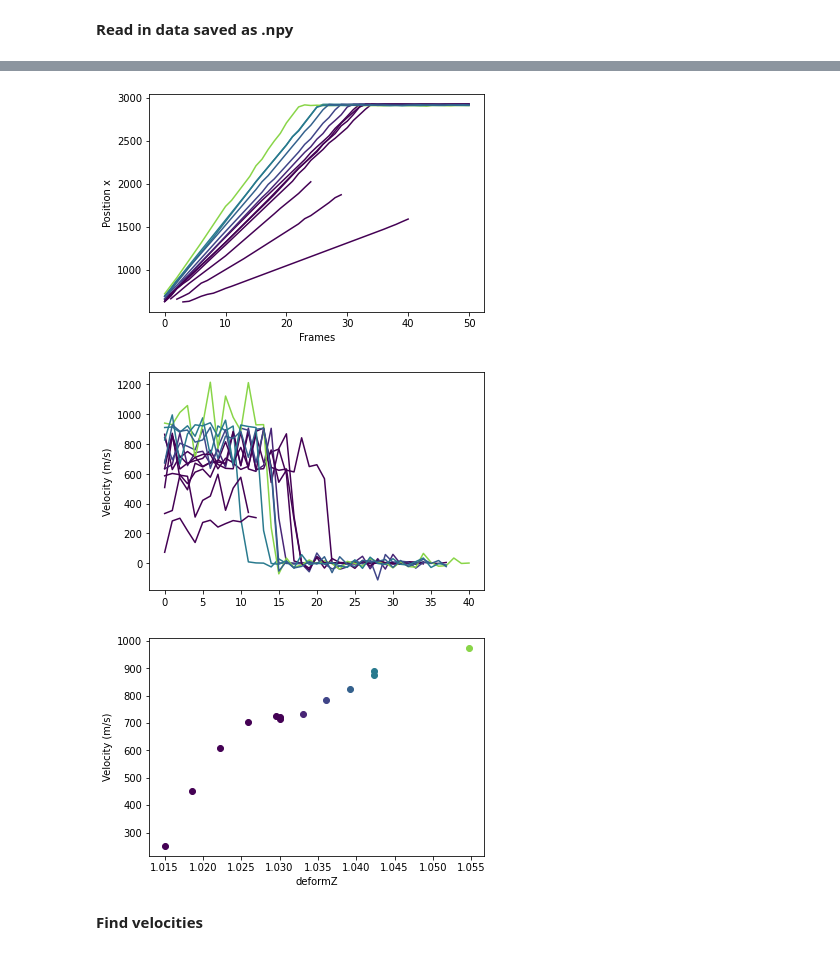
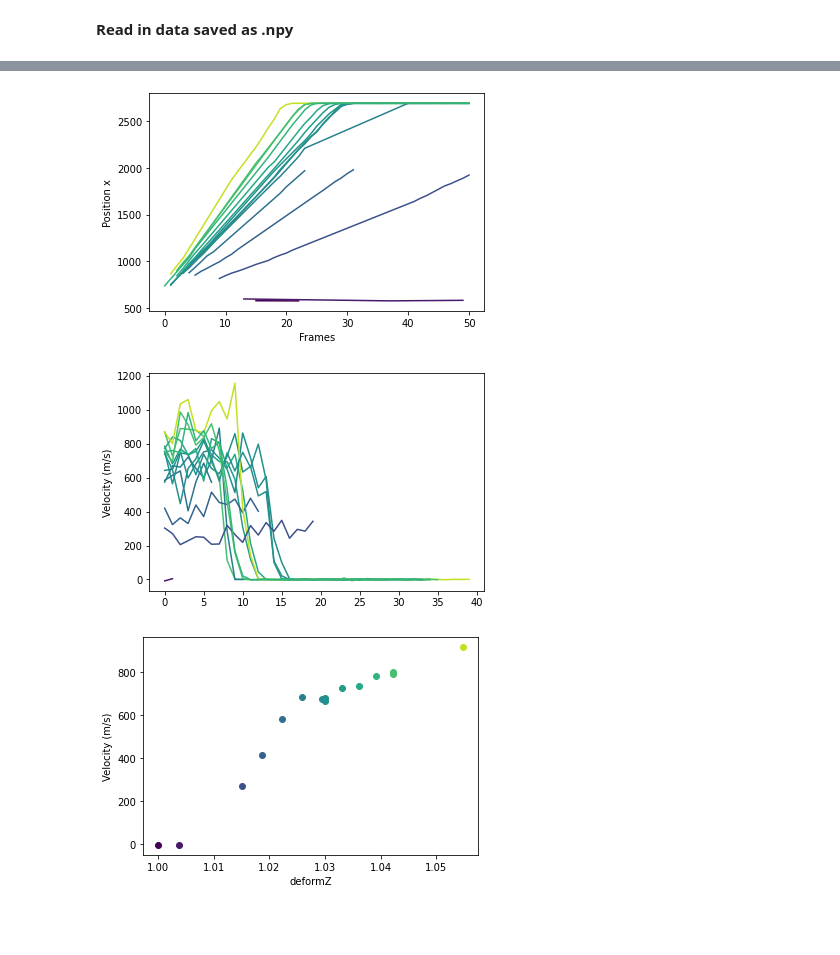
Before and after one commit to marthgg/crack-simulations, a Jupyter notebook: notebooks/crackTip_v2.ipynb, the cells around one changed output, grey strips where cells are left out. Saved outputs shown, nothing was run; the diff lists cells and outputs as text; code cells hidden in the pictures; blank space fills up the shorter version.

```diff
--- a/notebooks/crackTip_v2.ipynb
+++ b/notebooks/crackTip_v2.ipynb
@@ -64,6 +72,12 @@ def trajectory_to_fracture_displacement(filename, n_bins=10, reference_frame=7):
         pos_x = table[:,0]
         coord = table[:,1]
 
+        mean_pos_x = running_mean(pos_x, 10)
+        mean_coord = running_mean(coord, 10)
+
+        pos_x = mean_pos_x[7:-7]
+        coord = mean_coord[7:-7]
+
         diff_pos = pos_x[1]-pos_x[0]
 
         # Add extra zeroes at the end to get a better fit
@@ -89,14 +103,14 @@ def trajectory_to_fracture_displacement(filename, n_bins=10, reference_frame=7):
 # %% [markdown]
 **Function: Save as file**
 # %%
-def save_fracture_displacement(filename, overwrite=False, **kwargs):
+def save_fracture_displacement(filename, overwrite=True, **kwargs):
     outfile = "fracture_displacement"
 
     folder = os.path.dirname(filename)
 
     if overwrite or not os.path.isfile(os.path.join(folder, outfile+".npy")):
         position_crack_tip = trajectory_to_fracture_displacement(filename, **kwargs)
-        np.save(os.path.join(folder,outfile1), position_crack_tip, allow_pickle=False)
+        np.save(os.path.join(folder,outfile), position_crack_tip, allow_pickle=False)
 # %% [markdown]
 **Select folder with input files**
 # %%
@@ -164,7 +204,6 @@ crack_start_point = 150
 for deformZ, path in simulations.items():
 
     filename = path
-    print(filename)
 
     data = np.load(filename, allow_pickle=False)
     frames = list(range(0, len(data)))
@@ -179,7 +218,7 @@ for deformZ, path in simulations.items():
 
 
     plt.figure(1)
-    plt.plot(filtered_data_frames, filtered_data_crackTip, color=get_color_value(float(deformZ), 1.030000, 1.060000))
+    plt.plot(filtered_data_frames, filtered_data_crackTip, color=get_color_value(float(deformZ), 1.000000, 1.060000))
     plt.xlabel('Frames')
     plt.ylabel('Position x')
 
@@ -198,21 +237,24 @@ for deformZ, path in simulations.items():
 
     velocity = np.diff(position_m)/np.diff(time_s)
 
+    plt.figure(2)
+    plt.plot(velocity, color=get_color_value(float(deformZ), 1.00000, 1.060000))#, label=deformZ)
+    plt.ylabel('Velocity (m/s)')
+
     velocity_crack = []
     for i in range (0, len(velocity)):
-        if filtered_data_crackTip[-1] < 2500:
-            velocity_crack.append(velocity[i])
-        elif velocity[i] > 600:
+        if filtered_data_crackTip[-1] > 2500:
+            if velocity[i] < 400:
+                break
+            else:
+                velocity_crack.append(velocity[i])
+        else:
             velocity_crack.append(velocity[i])
 
     mean_velocity = np.mean(velocity_crack)
 
-    plt.figure(2)
-    plt.plot(velocity, color=get_color_value(float(deformZ), 1.030000, 1.060000))#, label=deformZ)
-    plt.ylabel('Velocity (m/s)')
-
     plt.figure(3)
-    plt.plot(float(deformZ), mean_velocity, 'o', color=get_color_value(float(deformZ), 1.030000, 1.060000))
+    plt.plot(float(deformZ), mean_velocity, 'o', color=get_color_value(float(deformZ), 1.00000, 1.060000))
     plt.xlabel('deformZ')
     plt.ylabel('Velocity (m/s)')
 # %% [output]
@@ -236,6 +279,4 @@ The pattern contains 1 capturing groups
-[figure, old version]
+[figure, new version]
-[figure, old version]
+[figure, new version]
-[figure, old version]
+[figure, new version]
-# %% [markdown]
-**Find velocities**
 # %%
```
Also changed, not shown: parts of 6 cells of this notebook, 1 other file.
